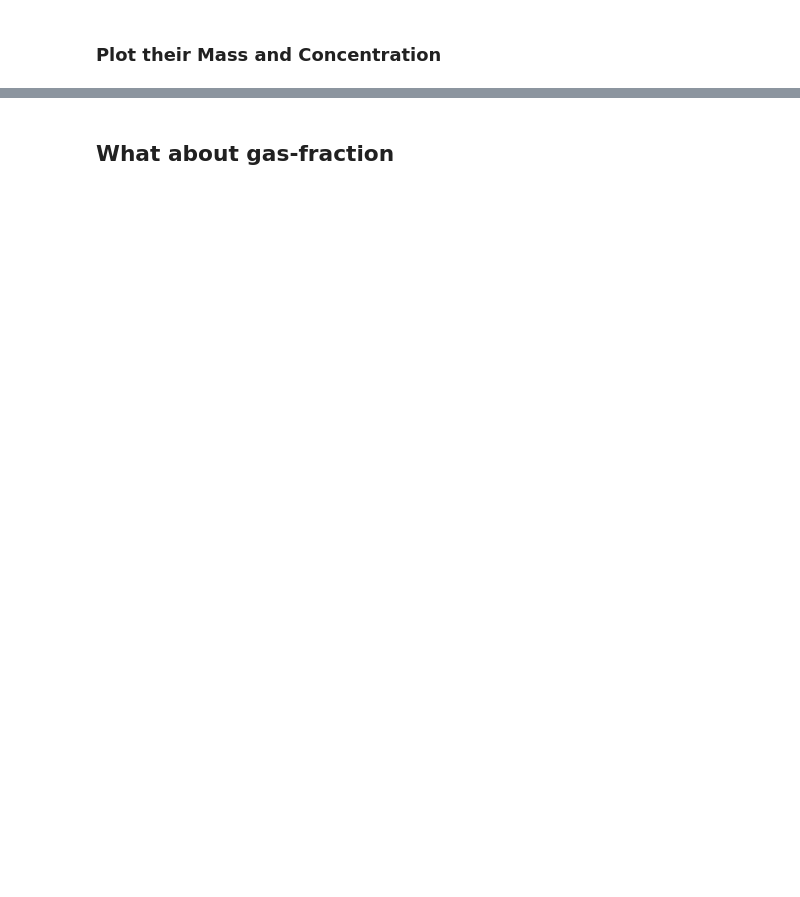
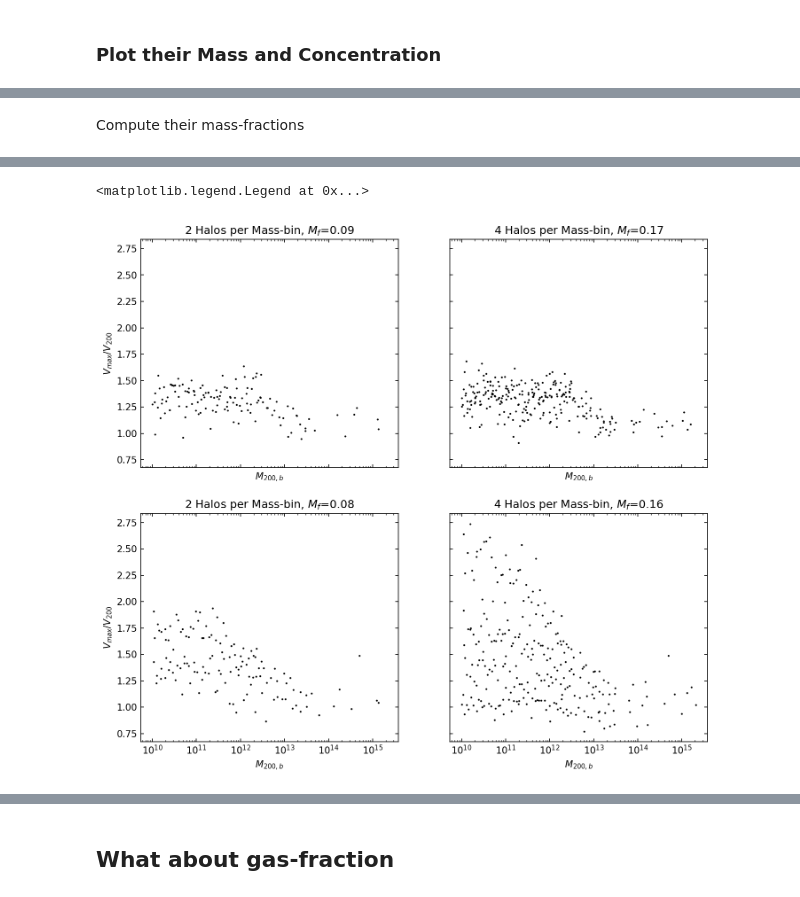
Before and after one commit to fgmaion/MTNG-resims, a Jupyter notebook: Notebooks/estimate_halo_number_DM-MTNG.ipynb, the cells around one changed output, grey strips where cells are left out. Drawn from its saved outputs; the diff is of its cells as text; code cells hidden in the pictures; blank space fills up the shorter version.

Commit message:
Improvements to f_gas estimation for halo selections

```diff
--- a/Notebooks/estimate_halo_number_DM-MTNG.ipynb
+++ b/Notebooks/estimate_halo_number_DM-MTNG.ipynb
@@ -443,0 +125,77 @@ sim.header['OmegaBaryon'] / sim.header['Omega']
+# %% [markdown]
+Compute their mass-fractions
+# %%
+mfrac = {}
+mfrac['2'] = np.zeros(100)
+mfrac['4'] = np.zeros(100)
+
+for d in range(100):
+    for m in range(mass_edges.shape[0]):
+        mfrac['2'][d] += np.sum(m200b[ens_sel['2']['sel'][m][d]]) / M_T
+        mfrac['4'][d] += np.sum(m200b[ens_sel['4']['sel'][m][d]]) / M_T
+# %%
+mfrac_vmax = {}
+mfrac_vmax['2'] = np.zeros(100)
+mfrac_vmax['4'] = np.zeros(100)
+
+for d in range(100):
+    for m in range(mass_edges.shape[0]):
+        mfrac_vmax['2'][d] += np.sum(m200b[ens_sel_vmax['2']['sel'][m][d]]) / M_T
+        mfrac_vmax['4'][d] += np.sum(m200b[ens_sel_vmax['4']['sel'][m][d]]) / M_T
+# %%
+fig, ax = plt.subplots(2,2,dpi=150, figsize=(11,10), sharey=True, sharex=True)
+
+ax[0,0].set_xscale('log')
+#ax[0].set_yscale('log')
+
+ax[0,0].set_xlabel('$M_{200,b}$')
+ax[0,0].set_ylabel('$V_{max}/V_{200}$')
+
+ax[0,0].set_title('2 Halos per Mass-bin, $M_f$={:.2f}'.format(100*np.mean(mfrac['2'])))
+
+for m in range(mass_edges.shape[0]):
+    ax[0,0].plot(m200b[ens_sel[0]['2']['sel'][m]], vmax_v200[ens_sel[0]['2']['sel'][m]], marker='o', ls='', color='k', ms=1)
+
+ax[0,0].legend(loc='upper left')
+
+ax[0,1].set_xscale('log')
+#ax[1].set_yscale('log')
+
+ax[0,1].set_xlabel('$M_{200,b}$')
+
+ax[0,1].set_title('4 Halos per Mass-bin, $M_f$={:.2f}'.format(100*np.mean(mfrac['4'])))
+
+cmap = matplotlib.cm.get_cmap('viridis')
+
+for m in range(mass_edges.shape[0]):
+    ax[0,1].plot(m200b[ens_sel[0]['4']['sel'][m]], vmax_v200[ens_sel[0]['4']['sel'][m]], marker='o', ls='', color='k', ms=1)
+
+ax[0,1].legend(loc='upper left')
+
+ax[1,0].set_xscale('log')
+#ax[0].set_yscale('log')
+
+ax[1,0].set_xlabel('$M_{200,b}$')
+ax[1,0].set_ylabel('$V_{max}/V_{200}$')
+
+ax[1,0].set_title('2 Halos per Mass-bin, $M_f$={:.2f}'.format(100*np.mean(mfrac_vmax['2'])))
+
+for m in range(mass_edges.shape[0]):
+    ax[1,0].plot(m200b[ens_sel_vmax[0]['2']['sel'][m]], vmax_v200[ens_sel_vmax[0]['2']['sel'][m]], marker='o', ls='', color='k', ms=1)
+
+ax[1,0].legend(loc='upper left')
+
+ax[1,1].set_xscale('log')
+#ax[1].set_yscale('log')
+
+ax[1,1].set_xlabel('$M_{200,b}$')
+
+ax[1,1].set_title('4 Halos per Mass-bin, $M_f$={:.2f}'.format(100*np.mean(mfrac_vmax['4'])))
+
+cmap = matplotlib.cm.get_cmap('viridis')
+
+for m in range(mass_edges.shape[0]):
+    ax[1,1].plot(m200b[ens_sel_vmax[0]['4']['sel'][m]], vmax_v200[ens_sel_vmax[0]['4']['sel'][m]], marker='o', ls='', color='k', ms=1)
+
+ax[1,1].legend(loc='upper left')
+# %% [output]
@@ -443,0 +206,2 @@ sim.header['OmegaBaryon'] / sim.header['Omega']
+<matplotlib.legend.Legend at 0x...>
+[figure, added]
```
Also changed, not shown: parts of 71 cells of this notebook, 1 other file.
